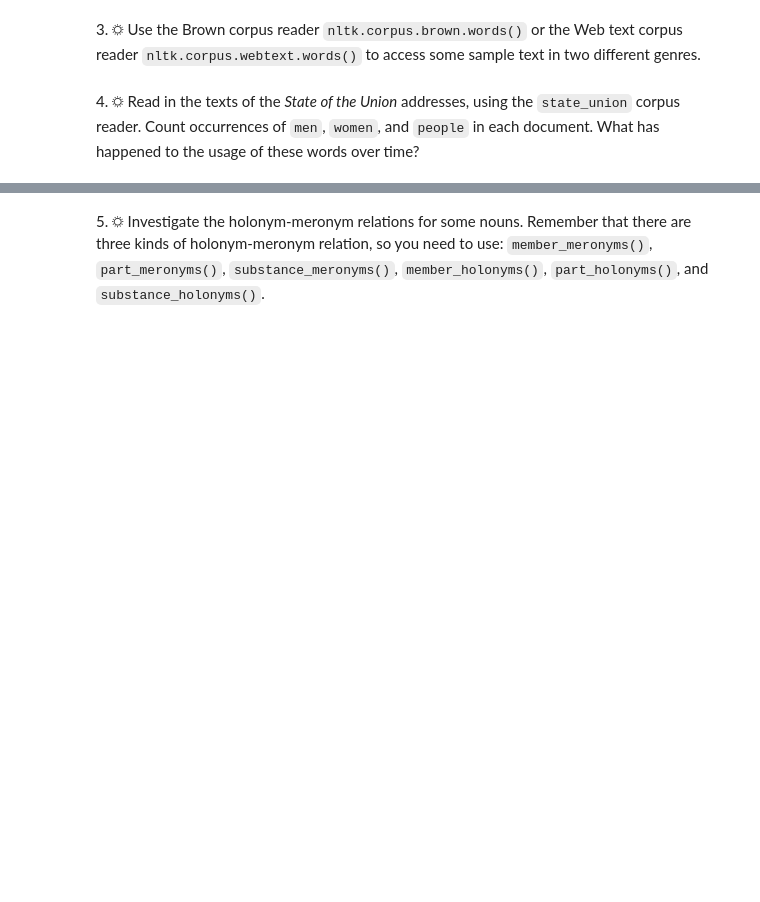
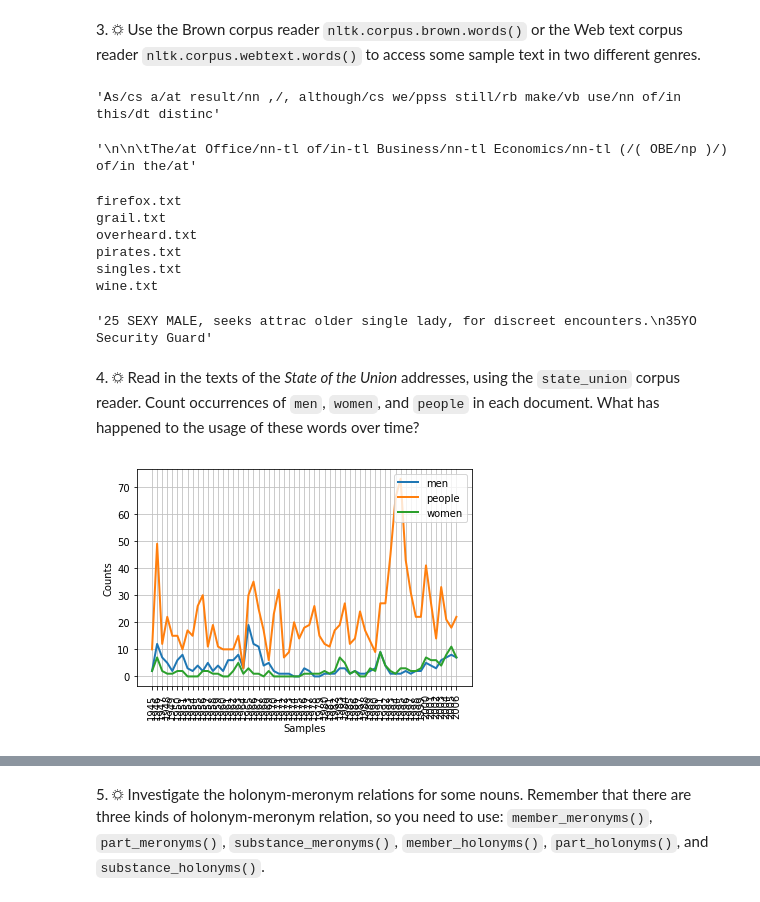
Before and after one commit to paulbroyles/nltk_exercises_practice, a Jupyter notebook: nltk_ch2.ipynb, the cells around one changed output, grey strips where cells are left out. Cells and saved outputs as stored; diff of their text form; code cells hidden in the pictures; blank space fills up the shorter version.

```diff
--- a/nltk_ch2.ipynb
+++ b/nltk_ch2.ipynb
@@ -11,4 +59,38 @@ import nltk
 # %% [markdown]
 3\. ☼ Use the Brown corpus reader `nltk.corpus.brown.words()` or the Web text corpus reader `nltk.corpus.webtext.words()` to access some sample text in two different genres.
+# %%
+nltk.corpus.brown.raw(categories=['religion'])[:90]
+# %% [output]
+'As/cs a/at result/nn ,/, although/cs we/ppss still/rb make/vb use/nn of/in this/dt distinc'
+# %%
+nltk.corpus.brown.raw(categories=['government'])[:90]
+# %% [output]
+'\n\n\tThe/at Office/nn-tl of/in-tl Business/nn-tl Economics/nn-tl (/( OBE/np )/) of/in the/at'
+# %%
+for fileid in nltk.corpus.webtext.fileids():
+    print(fileid)
+# %% [output]
+firefox.txt
+grail.txt
+overheard.txt
+pirates.txt
+singles.txt
+wine.txt
+# %%
+nltk.corpus.webtext.raw('singles.txt')[:90]
+# %% [output]
+'25 SEXY MALE, seeks attrac older single lady, for discreet encounters.\n35YO Security Guard'
 # %% [markdown]
 4\. ☼ Read in the texts of the _State of the Union_ addresses, using the `state_union` corpus reader. Count occurrences of `men`, `women`, and `people` in each document. What has happened to the usage of these words over time?
+# %%
+from nltk.corpus import state_union
+
+cfd = nltk.ConditionalFreqDist(
+    (target, fileid[:4])
+    for fileid in state_union.fileids()
+    for w in state_union.words(fileid)
+    for target in ['men', 'women', 'people']
+    if w.lower() == target)
+cfd.plot()
+# %% [output]
+[figure, added]
```
Also changed, not shown: parts of 25 cells of this notebook.
